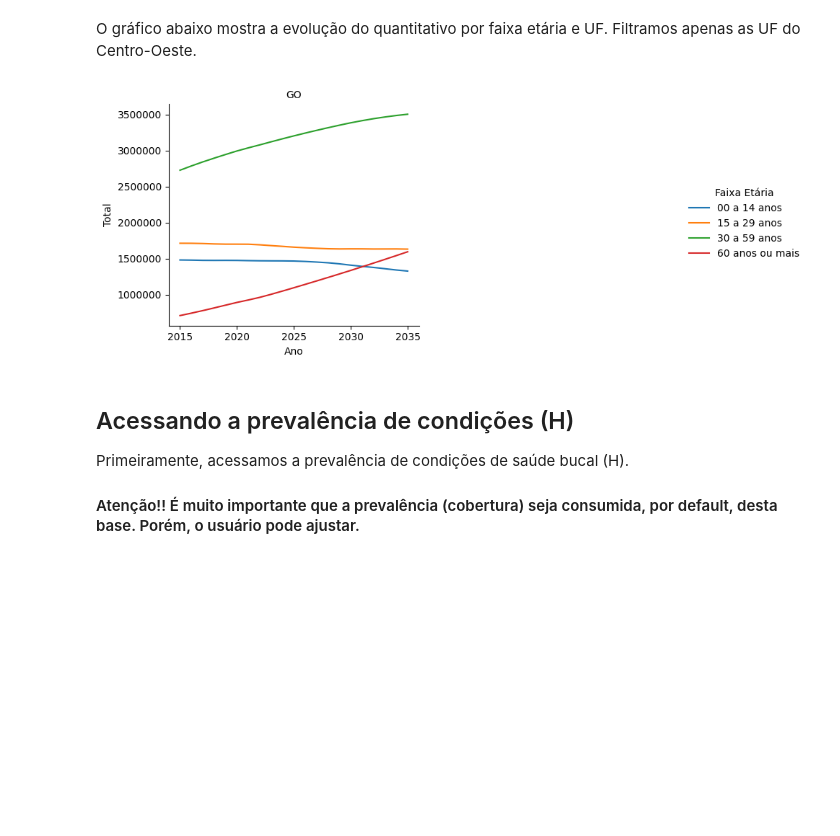
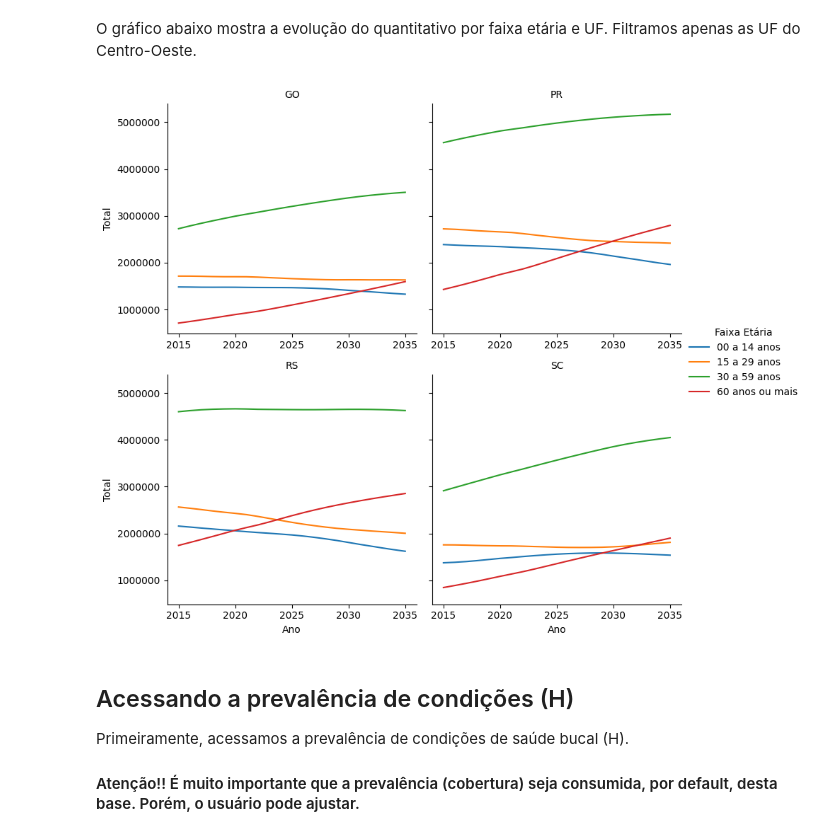
Before and after one commit to danielppagotto/saude_bucal, a Jupyter notebook: 10_sisdim/sisdim_racional_sb.ipynb, the cells around one changed output. Saved outputs shown, nothing was run; the diff lists cells and outputs as text; code cells hidden in the pictures; blank space fills up the shorter version.

```diff
--- a/10_sisdim/sisdim_racional_sb.ipynb
+++ b/10_sisdim/sisdim_racional_sb.ipynb
@@ -33,28 +33,49 @@ projecoes_tratadas.head()
 O gráfico abaixo mostra a evolução do quantitativo por faixa etária e UF.
 Filtramos apenas as UF do Centro-Oeste.
 # %%
+# Defina as regiões e os estados correspondentes
+regioes_ufs = {
+    "Centro-Oeste": ["DF", "GO", "MS", "MT"],
+    "Sudeste": ["SP", "RJ", "MG", "ES"],
+    "Sul": ["PR", "SC", "RS"],
+    "Norte": ["AC", "AP", "AM", "PA", "RO", "RR", "TO"],
+    "Nordeste": ["AL", "BA", "CE", "MA", "PB", "PE", "PI", "RN", "SE"]
+}
 
-df_filtrado = projecoes_tratadas.loc[(projecoes_tratadas['uf'] == 'GO')]
+
+regioes_desejadas = ["Sul"]
+ufs_desejadas_extras = ["GO"]
+
+ufs_das_regioes = []
+for r in regioes_desejadas:
+    if r in regioes_ufs:
+        ufs_das_regioes.extend(regioes_ufs[r])
+
+
+ufs_desejadas = list(set(ufs_das_regioes + ufs_desejadas_extras))
+
+
+df_filtrado = projecoes_tratadas.loc[projecoes_tratadas['uf'].isin(ufs_desejadas)]
 
 df_plot = (
     df_filtrado
     .groupby(['ano', 'uf', 'faixa_etaria'], as_index=False)
     .agg({'total': 'sum'})
 )
 
 g = sns.FacetGrid(df_plot, col="uf", col_wrap=2, sharex=False, sharey=True, height=4)
 g.map_dataframe(sns.lineplot, x="ano", y="total", hue="faixa_etaria", palette="tab10")
 g.add_legend(title="Faixa Etária")
 g.set_axis_labels("Ano", "Total")
 g.set_titles("{col_name}")
 
 for ax in g.axes.flatten():
     ax.yaxis.set_major_formatter(mtick.ScalarFormatter(useOffset=False))
     ax.ticklabel_format(style='plain', axis='y')
 
 plt.show()
 # %% [output]
-[figure, old version]
+[figure, new version]
 # %% [markdown]
 ## Acessando a prevalência de condições (H)
 
```
